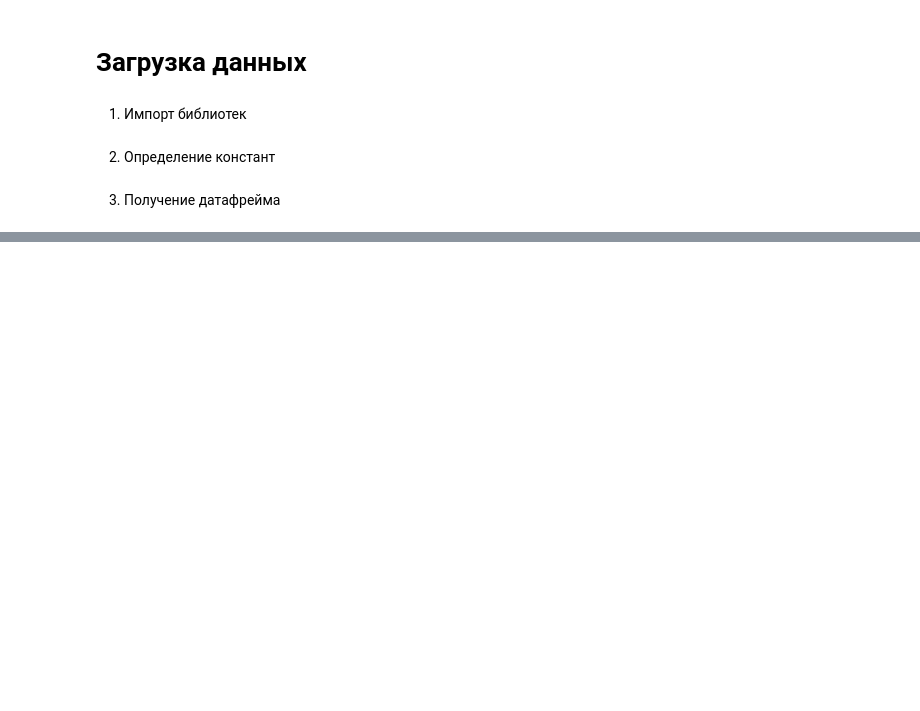
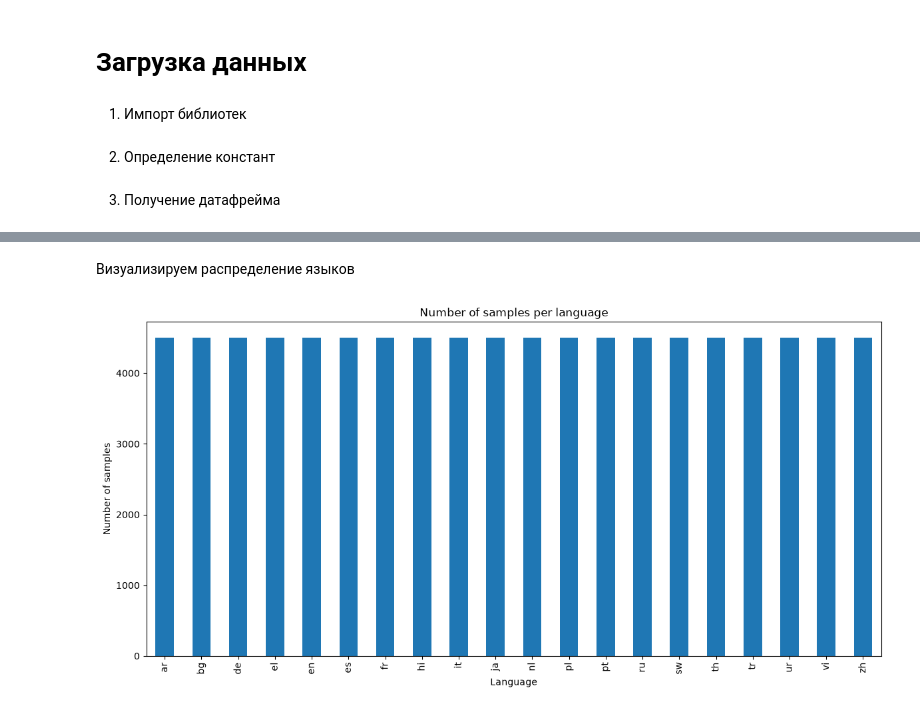
Before and after one commit to glitch-prog/lang-id, a Jupyter notebook: notebooks/01_eda.ipynb, the cells around one changed output, grey strips where cells are left out. Saved outputs shown, nothing was run; the diff lists cells and outputs as text; code cells hidden in the pictures; blank space fills up the shorter version.

```diff
--- a/notebooks/01_eda.ipynb
+++ b/notebooks/01_eda.ipynb
@@ -10,7 +11,11 @@ from pathlib import Path
 # %% [markdown]
 2. Определение констант
 # %%
-ROOT_DIR = Path.cwd().resolve().parent
+ROOT_DIR = Path.cwd().resolve()
+
+if not (ROOT_DIR / "data").is_dir():
+    ROOT_DIR = ROOT_DIR.parent
+
 DATA_DIR = ROOT_DIR / "data"
 # %% [markdown]
 3. Получение датафрейма
@@ -19,13 +24,14 @@ def load_data(path):
     df = pd.read_csv(path, dtype={"text":"string","labels":"string"})
     return df
 
+splits = {
+    name: load_data(DATA_DIR / f"{name}.csv")
+    for name in ("train", "valid", "test")
+}
+
 df = pd.concat(
-    [
-      load_data(DATA_DIR / "train.csv"),
-      load_data(DATA_DIR / "valid.csv"),
-      load_data(DATA_DIR / "test.csv"),
-    ],
-    ignore_index=True
+    [part.assign(split=name) for name, part in splits.items()],
+    ignore_index=True,
   )
 # %% [markdown]
 # Анализ
@@ -31,0 +103,9 @@ df = pd.concat(
+# %%
+languages_counts = pd.crosstab(
+  df["labels"],
+  df["split"],
+).reindex(columns=["train", "valid", "test"])
+
+languages_counts["total"] = languages_counts.sum(axis=1)
+
+display(languages_counts)
@@ -31,0 +131,15 @@ df = pd.concat(
+# %% [markdown]
+Визуализируем распределение языков
+# %%
+languages_counts["total"].plot(
+  kind="bar",
+  figsize=(12, 6),
+  title="Number of samples per language",
+)
+
+plt.xlabel("Language")
+plt.ylabel("Number of samples")
+plt.tight_layout()
+plt.show()
+# %% [output]
+[figure, added]
```
Also changed, not shown: parts of 13 cells of this notebook, 2 other files.
